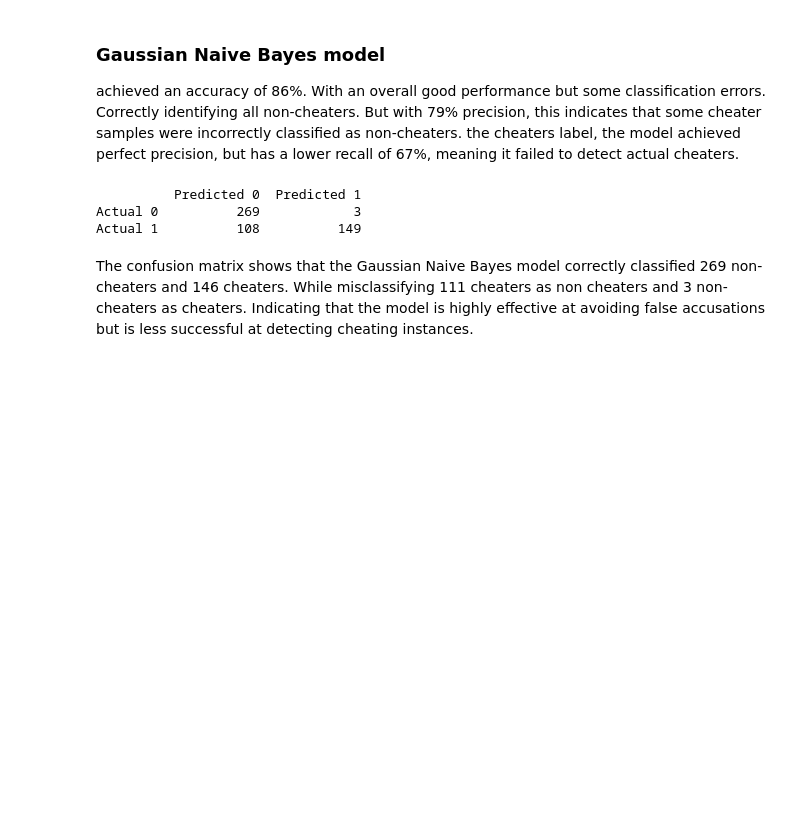
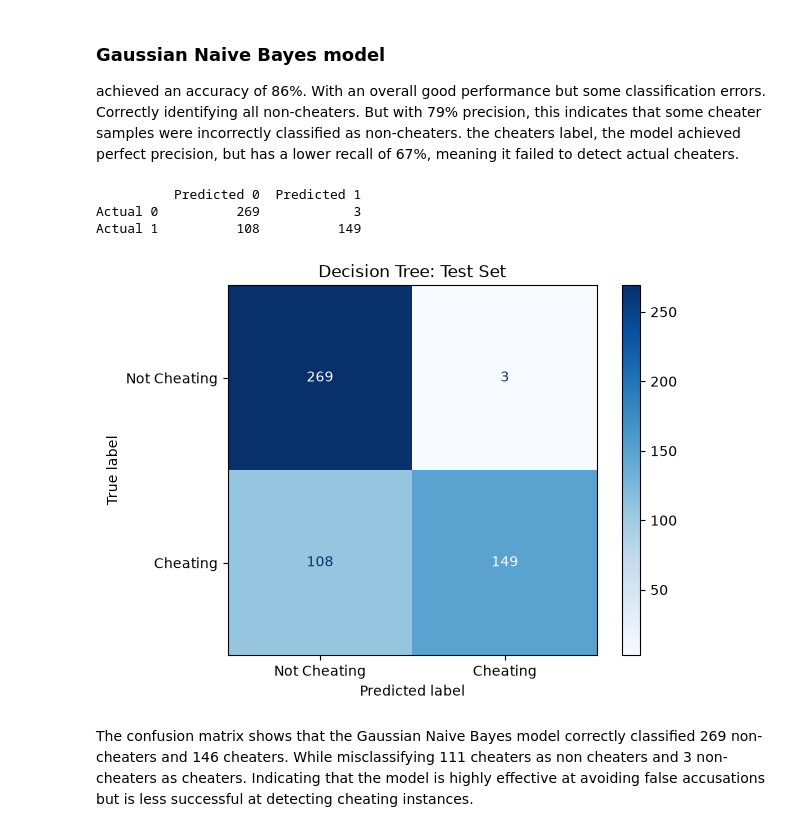
Before and after one commit to raiskolnikov/gdintai-machinelearning, a Jupyter notebook: Jupyter_Notebook/notebooks_GDINTAI_Group-3_MCO2.ipynb, the cells around one changed output. Saved outputs shown, nothing was run; the diff lists cells and outputs as text; code cells hidden in the pictures; blank space fills up the shorter version.

```diff
--- a/Jupyter_Notebook/notebooks_GDINTAI_Group-3_MCO2.ipynb
+++ b/Jupyter_Notebook/notebooks_GDINTAI_Group-3_MCO2.ipynb
@@ -872,12 +873,18 @@ achieved an accuracy of 86%. With an overall good performance but some classific
 # %%
 cm = confusion_matrix(gnbY_actualTest, actualTest_Predictions)
 
 cm_df = pd.DataFrame(cm, index = ["Actual 0", "Actual 1"], columns = ["Predicted 0", "Predicted 1"])
 
 print(cm_df)
+
+ConfusionMatrixDisplay(confusion_matrix=cm, display_labels=["Not Cheating", "Cheating"]).plot(cmap="Blues")
+
+plt.title("Decision Tree: Test Set")
+plt.show()
 # %% [output]
           Predicted 0  Predicted 1
 Actual 0          269            3
 Actual 1          108          149
+[figure, added]
 # %% [markdown]
 The confusion matrix shows that the Gaussian Naive Bayes model correctly classified 269 non-cheaters and 146 cheaters. While misclassifying 111 cheaters as non cheaters and 3 non-cheaters as cheaters. Indicating that the model is highly effective at avoiding false accusations but is less successful at detecting cheating instances.
```
Also changed, not shown: parts of 15 cells of this notebook.
